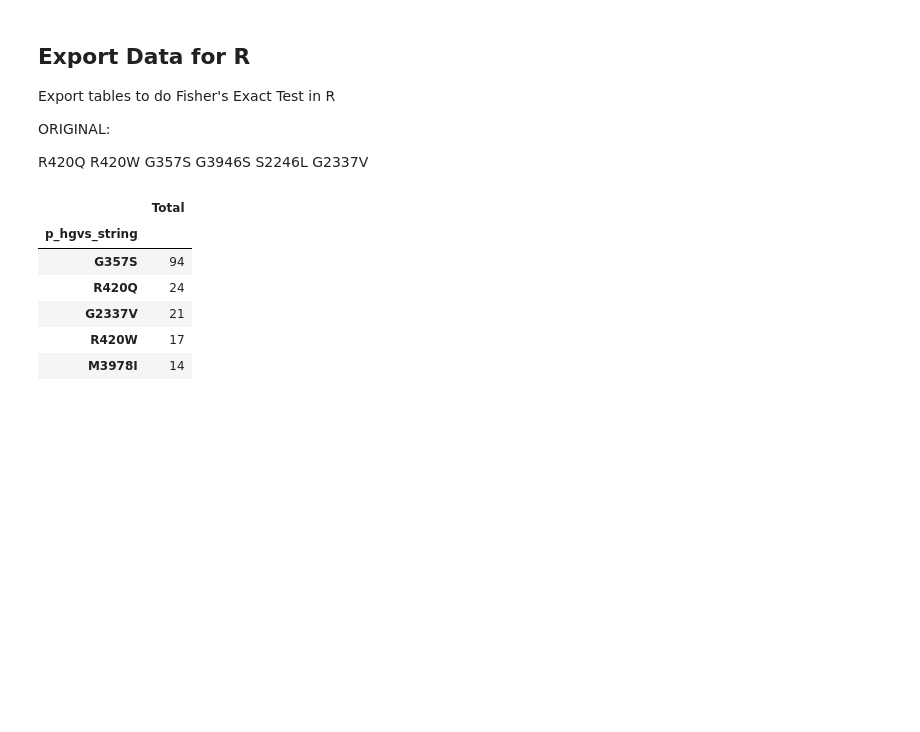
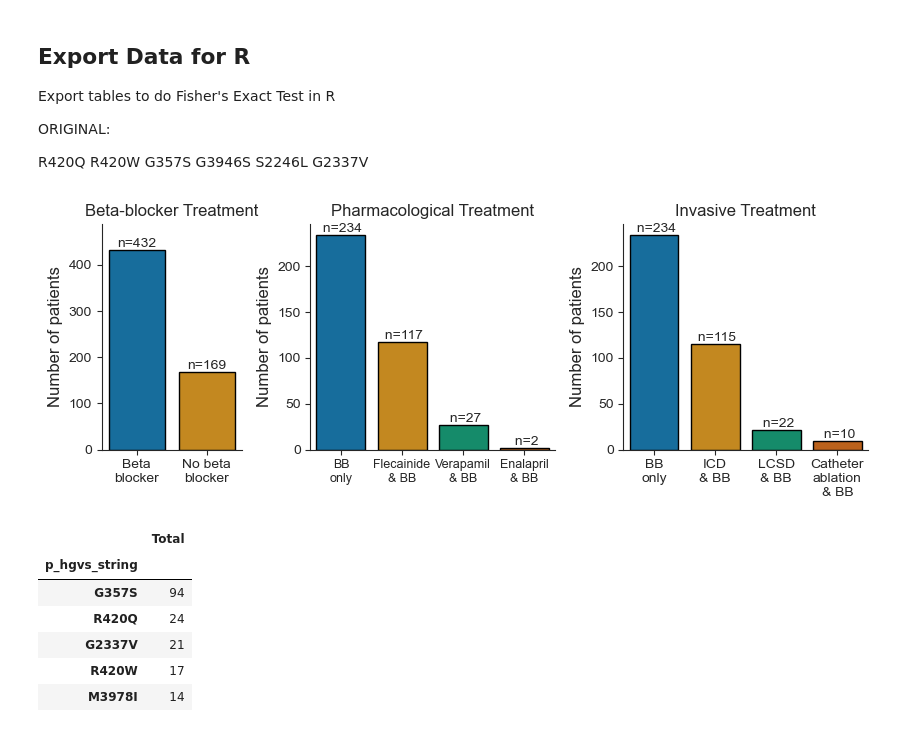
Before and after one commit to alexdaiii/cpvt_database_analysis, a Jupyter notebook: analysis/09_beta_blocker_cpvt.ipynb, the cells around one changed output. Cells and saved outputs as stored; diff of their text form; code cells hidden in the pictures; blank space fills up the shorter version.

Commit message:
plotting for v0.3.4

```diff
--- a/analysis/09_beta_blocker_cpvt.ipynb
+++ b/analysis/09_beta_blocker_cpvt.ipynb
@@ -525,6 +525,57 @@ G357S
 G3946S
 S2246L
 G2337V
+# %%
+def plt_treatments_3():
+    sns.set_style("ticks")
+
+    curr_plot = get_config().s_figure_treatments.panels["figure_6_three_panels"]
+
+    fig = plt.figure(
+        figsize=curr_plot.fig_size)
+    n_col = 8
+    n_row = 1
+
+    gs = GridSpec(n_row, n_col, figure=fig)
+
+    plot_counts_df(
+        len(set(df_cpvt_bb["individual_id"])),
+        len(
+            patient_ids - set(df_cpvt_bb["individual_id"])
+        ),
+        group_a="Beta\nblocker",
+        group_b="No beta\nblocker",
+        panel=curr_plot.panels["bb_vs_non_bb"],
+        plt_figure=fig,
+        subplot_spec=gs[0, :2]
+    )
+    plot_treatment_counts(
+        treatment_nums,
+        ["Beta blocker", "Enalapril", "Flecainide", "Verapamil"],
+        panel=curr_plot.panels[
+            "pharmacological_treatment"],
+        plt_figure=fig,
+        subplot_spec=gs[0, 2:5]
+    )
+
+    plot_treatment_counts(
+        treatment_nums,
+        ["Beta blocker", "Catheter ablation",
+         "Implantable cardioverter-defibrillator",
+         "Left cardiac sympathetic denervation"],
+        panel=curr_plot.panels["invasive_treatment"],
+        plt_figure=fig,
+        subplot_spec=gs[0, 5:]
+    )
+    fig.tight_layout()
+    # plt.subplots_adjust(wspace=2)  # Add horizontal/vertical space
+    save_current_plot("fig6_combined")
+    plt.show()
+
+
+plt_treatments_3()
+# %% [output]
+[figure, added]
 # %%
 # only variants with more than 10 patients
 variants_by_bb_usage = pd.DataFrame(df_cpvt_bb.groupby(
```
Also changed, not shown: parts of 11 cells of this notebook, 4 other files.
